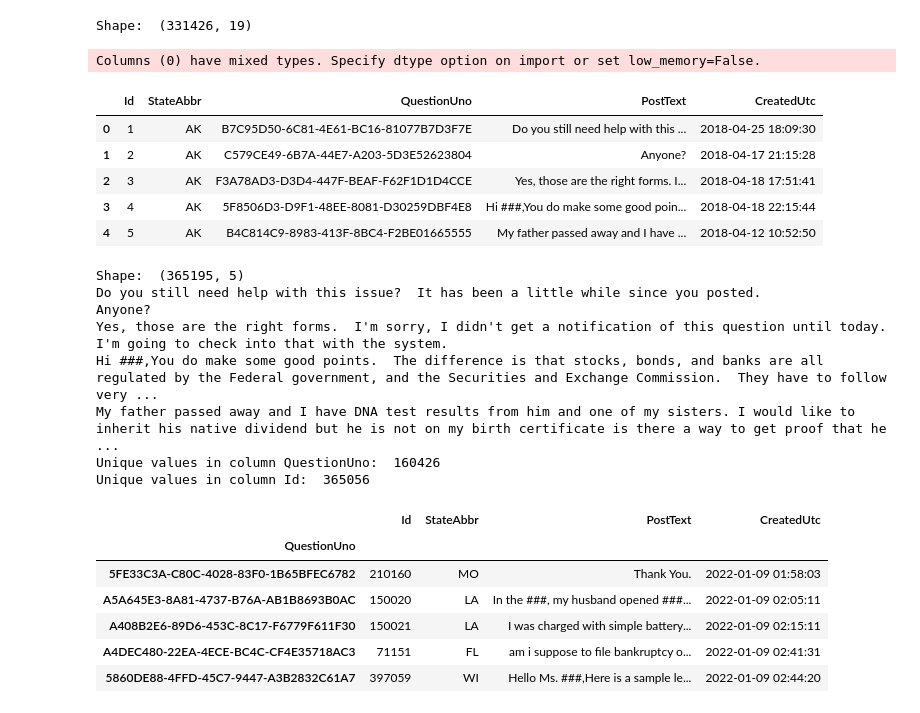
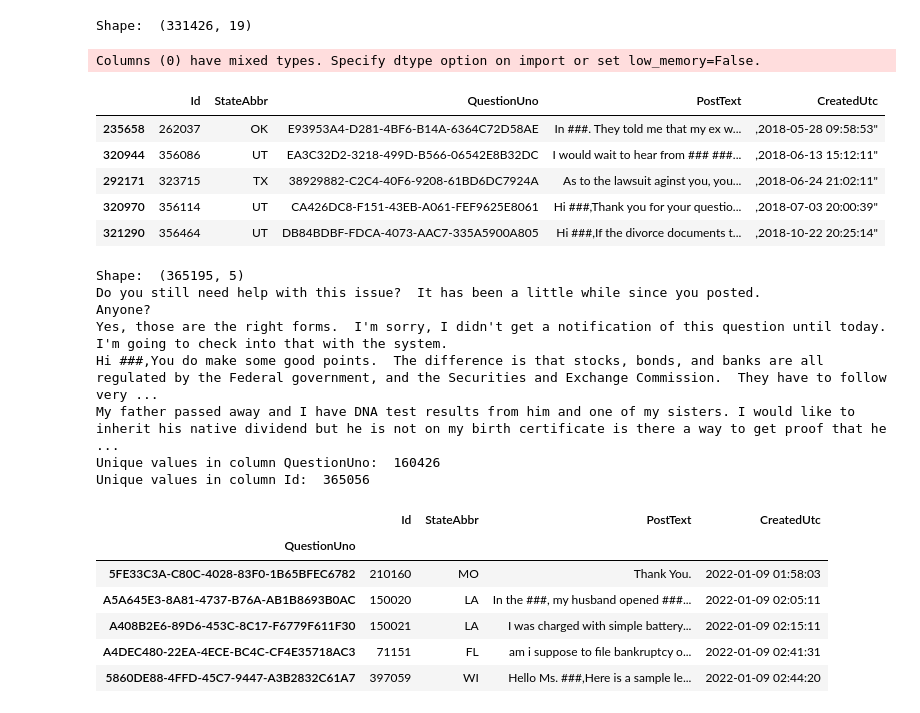
Before and after one commit to dwijenchawra/asadatafest_2023, a Jupyter notebook: arnav_work.ipynb, the cells around one changed output. Saved outputs shown, nothing was run; the diff lists cells and outputs as text; code cells hidden in the pictures.

```diff
--- a/arnav_work.ipynb
+++ b/arnav_work.ipynb
@@ -110,31 +110,33 @@ Shape:  (331426, 19)
 # %%
 #Data Dictionary for question_posts_df
     #1. ID: Numeric Identifier for the Question Post
     #2. StateAbbr: USPS 2-Character State Abbreviation
     #3. QuestionPostUno: Unique Identifier for the Question Post
     #4. PostText: Redacted Text of the Question Post
     #5. CreatedUtc: Date and Time the Question Post was Created
 
 #question_posts_df = pd.read_csv('csv_processing/CLEAN_QUESTIONS.txt', sep='`')
 question_posts_df = pd.read_csv('data/questionposts.csv', on_bad_lines='skip')
+question_posts_df = question_posts_df.sort_values(by='CreatedUtc')
 display(question_posts_df.head())
+#sort the dataframe by the column 'CreatedUtc'
 print("Shape: ", question_posts_df.shape)
 
 for i in range(0, 5):
     print(question_posts_df['PostText'][i])
 
 #print the unique values in column QuestionUno
 print("Unique values in column QuestionUno: ", question_posts_df['QuestionUno'].nunique())
 #print the unique values in column Id
 print("Unique values in column Id: ", question_posts_df['Id'].nunique())
 # %% [output]
 Columns (0) have mixed types. Specify dtype option on import or set low_memory=False.
 |  | Id | StateAbbr | QuestionUno | PostText | CreatedUtc |
-| 0 | 1 | AK | B7C95D50-6C81-4E61-BC16-81077B7D3F7E | Do you still need help with this ... | 2018-04-25 18:09:30 |
-| 1 | 2 | AK | C579CE49-6B7A-44E7-A203-5D3E52623804 | Anyone? | 2018-04-17 21:15:28 |
-| 2 | 3 | AK | F3A78AD3-D3D4-447F-BEAF-F62F1D1D4CCE | Yes, those are the right forms. I... | 2018-04-18 17:51:41 |
-| 3 | 4 | AK | 5F8506D3-D9F1-48EE-8081-D30259DBF4E8 | Hi ###,You do make some good poin... | 2018-04-18 22:15:44 |
-| 4 | 5 | AK | B4C814C9-8983-413F-8BC4-F2BE01665555 | My father passed away and I have ... | 2018-04-12 10:52:50 |
+| 235658 | 262037 | OK | E93953A4-D281-4BF6-B14A-6364C72D58AE | In ###. They told me that my ex w... | ,2018-05-28 09:58:53" |
+| 320944 | 356086 | UT | EA3C32D2-3218-499D-B566-06542E8B32DC | I would wait to hear from ### ###... | ,2018-06-13 15:12:11" |
+| 292171 | 323715 | TX | 38929882-C2C4-40F6-9208-61BD6DC7924A | As to the lawsuit aginst you, you... | ,2018-06-24 21:02:11" |
+| 320970 | 356114 | UT | CA426DC8-F151-43EB-A061-FEF9625E8061 | Hi ###,Thank you for your questio... | ,2018-07-03 20:00:39" |
+| 321290 | 356464 | UT | DB84BDBF-FDCA-4073-AAC7-335A5900A805 | Hi ###,If the divorce documents t... | ,2018-10-22 20:25:14" |
 Shape:  (365195, 5)
 Do you still need help with this issue?  It has been a little while since you posted.
 Anyone?
```
Also changed, not shown: parts of 2 cells of this notebook.
